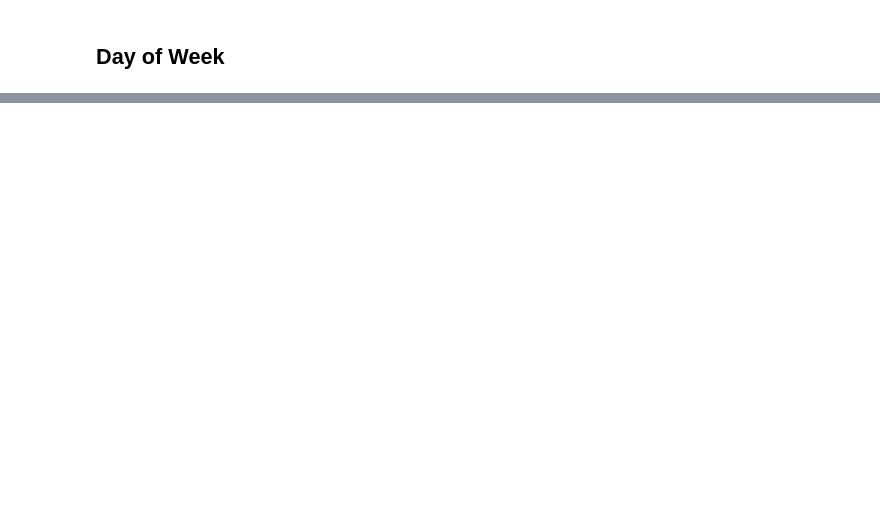
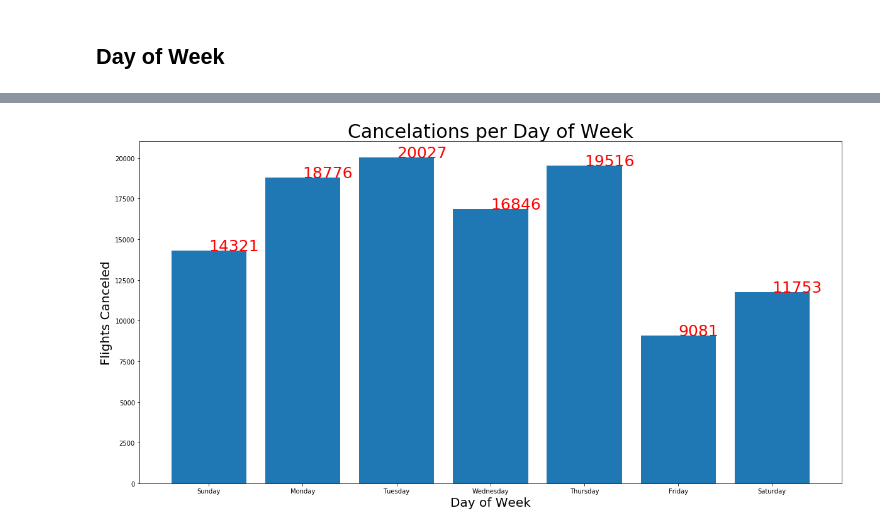
Before and after one commit to Arimorris/canceled_flights, a Jupyter notebook: visuals.ipynb, the cells around one changed output, grey strips where cells are left out. Saved outputs shown, nothing was run; the diff lists cells and outputs as text; code cells hidden in the pictures; blank space fills up the shorter version.

```diff
--- a/visuals.ipynb
+++ b/visuals.ipynb
@@ -420,9 +425,11 @@ weekfreq
 # %%
 plt.figure(figsize=(20,10))
 plt.bar(weekday, weekfreq)
-plt.title("Cancelations per Weekday", fontsize =30)
+plt.title("Cancelations per Day of Week", fontsize =30)
 plt.xlabel('Day of Week', fontsize =20)
 plt.ylabel('Flights Canceled', fontsize =20)
-for a,b in zip(port, val):
+for a,b in zip(weekday, weekfreq):
     plt.text(a, b, str(b), fontsize =25, color ='r')
 plt.show()
+# %% [output]
+[figure, added]
```
Also changed, not shown: parts of 13 cells of this notebook.
